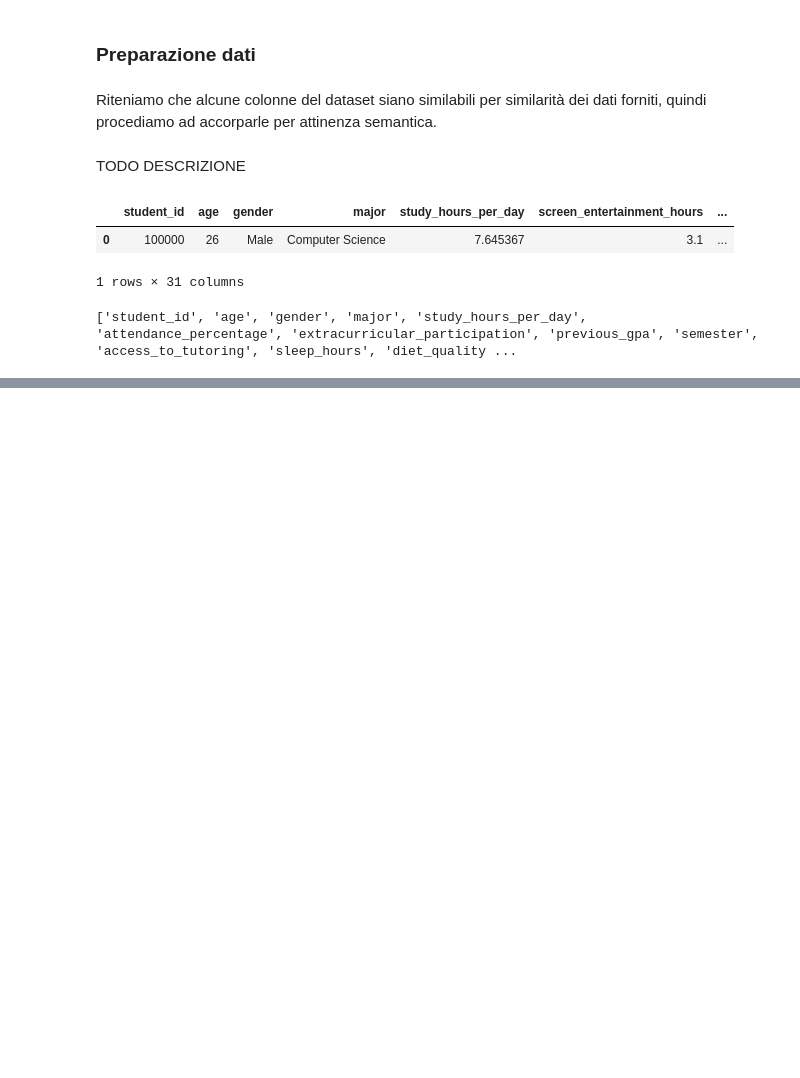
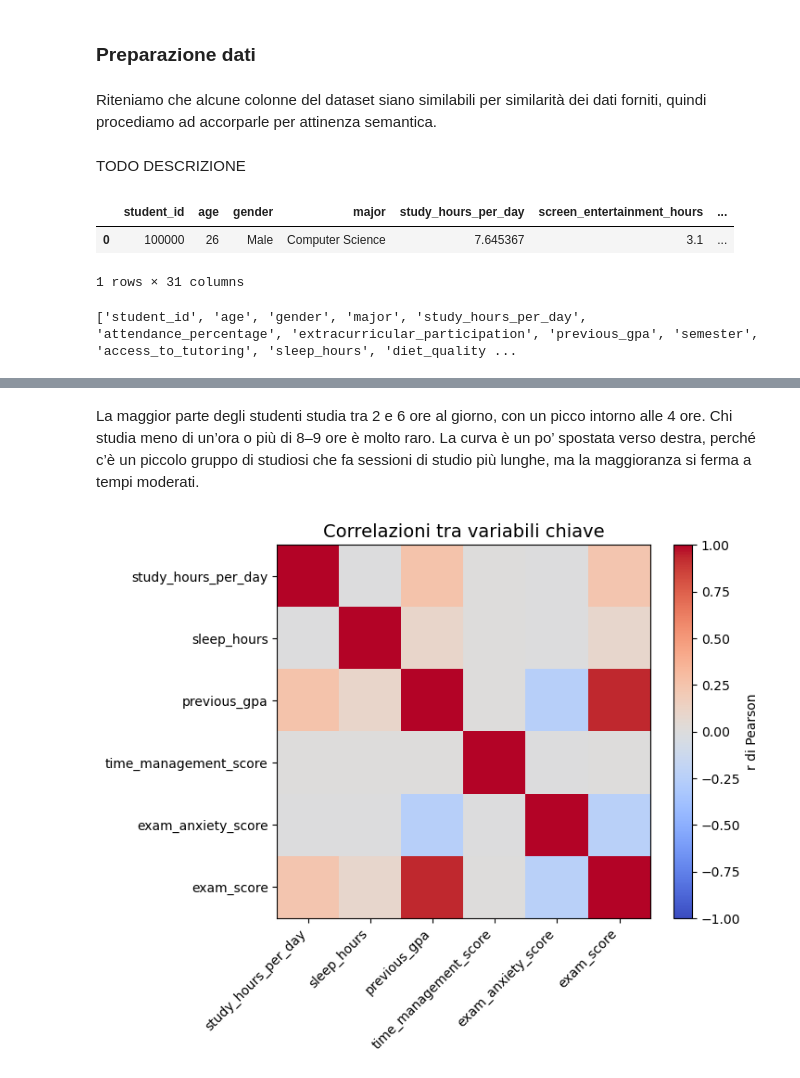
Before and after one commit to FrancescoPazz/Students-Habits-and-Academic-Perfomance, a Jupyter notebook: student_habits_and_academic_performance.ipynb, the cells around one changed output, grey strips where cells are left out. Cells and saved outputs as stored; diff of their text form; code cells hidden in the pictures; blank space fills up the shorter version.

```diff
--- a/student_habits_and_academic_performance.ipynb
+++ b/student_habits_and_academic_performance.ipynb
@@ -222,0 +272,11 @@ TODO INVERTIRE POSIZIONE ANALISI DATI CON PREPARAZIONE DATI
+# %%
+def plot_correlation_heatmap(data, features, title=None):
+    corr = data[features].corr()
+    plt.figure(figsize=(8,6))
+    im = plt.imshow(corr, cmap='coolwarm', vmin=-1, vmax=1)
+    plt.colorbar(im, fraction=0.046, pad=0.04, label='r di Pearson')
+    plt.xticks(range(len(features)), features, rotation=45, ha='right')
+    plt.yticks(range(len(features)), features)
+    plt.title(title or 'Matrice di correlazione', fontsize=14)
+    plt.tight_layout()
+    plt.show()
@@ -222,0 +306,15 @@ TODO INVERTIRE POSIZIONE ANALISI DATI CON PREPARAZIONE DATI
+# %% [markdown]
+La maggior parte degli studenti studia tra 2 e 6 ore al giorno, con un picco intorno alle 4 ore. Chi studia meno di un’ora o più di 8–9 ore è molto raro. La curva è un po’ spostata verso destra, perché c’è un piccolo gruppo di studiosi che fa sessioni di studio più lunghe, ma la maggioranza si ferma a tempi moderati.
+# %%
+num_feats = [
+    'study_hours_per_day', 'sleep_hours',
+    'previous_gpa', 'time_management_score',
+    'exam_anxiety_score', 'exam_score'
+]
+plot_correlation_heatmap(
+    students,
+    features=num_feats,
+    title='Correlazioni tra variabili chiave'
+)
+# %% [output]
+[figure, added]
```
Also changed, not shown: parts of 17 cells of this notebook.
